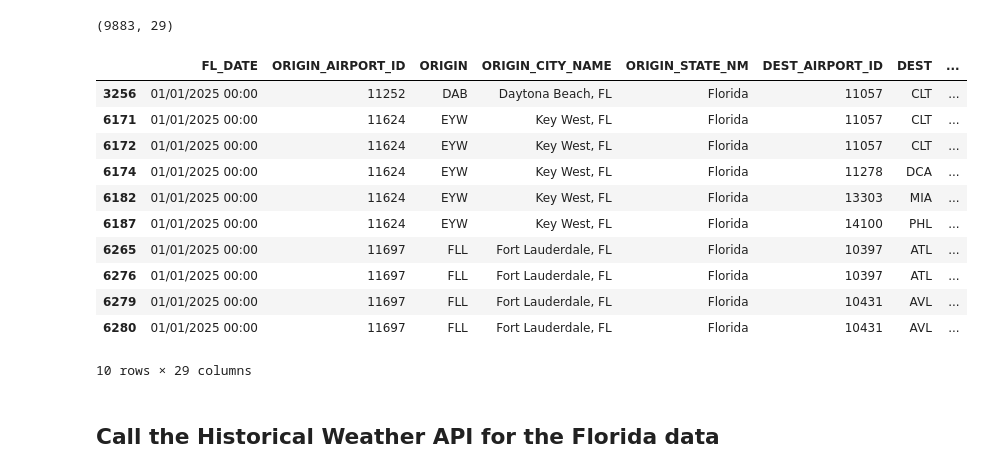
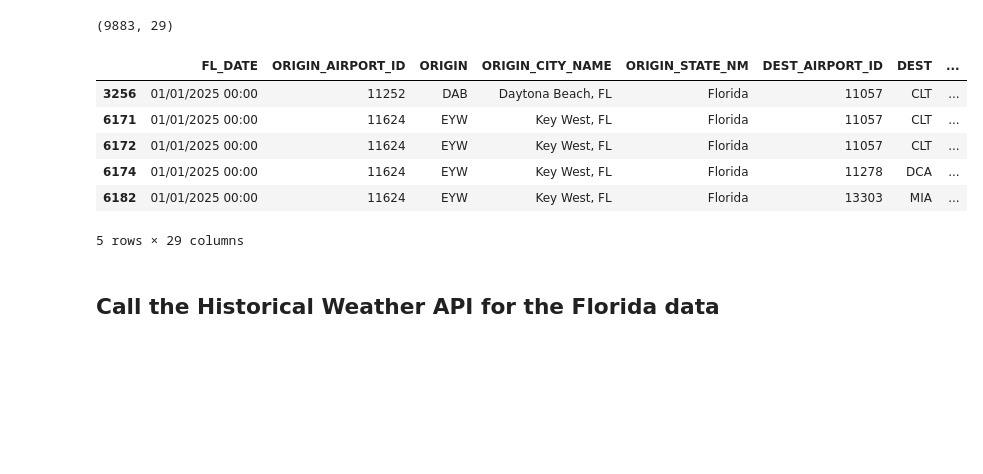
Before and after one commit to Lanthanum89/Data-Science-Group-Project-Weather-Delays, a Jupyter notebook: Data Project Notebook.ipynb, the cells around one changed output. Saved outputs shown, nothing was run; the diff lists cells and outputs as text; code cells hidden in the pictures; blank space fills up the shorter version.

```diff
--- a/Data Project Notebook.ipynb
+++ b/Data Project Notebook.ipynb
@@ -337,20 +314,15 @@ overall_df_merged_delayed.shape
 # %% [output]
 (9883, 29)
 # %%
-overall_df_merged_delayed.head(10)
+overall_df_merged_delayed.head()
 # %% [output]
 |  | FL_DATE | ORIGIN_AIRPORT_ID | ORIGIN | ORIGIN_CITY_NAME | ORIGIN_STATE_NM | DEST_AIRPORT_ID | DEST | ... |
 | 3256 | 01/01/2025 00:00 | 11252 | DAB | Daytona Beach, FL | Florida | 11057 | CLT | ... |
 | 6171 | 01/01/2025 00:00 | 11624 | EYW | Key West, FL | Florida | 11057 | CLT | ... |
 | 6172 | 01/01/2025 00:00 | 11624 | EYW | Key West, FL | Florida | 11057 | CLT | ... |
 | 6174 | 01/01/2025 00:00 | 11624 | EYW | Key West, FL | Florida | 11278 | DCA | ... |
 | 6182 | 01/01/2025 00:00 | 11624 | EYW | Key West, FL | Florida | 13303 | MIA | ... |
-| 6187 | 01/01/2025 00:00 | 11624 | EYW | Key West, FL | Florida | 14100 | PHL | ... |
-| 6265 | 01/01/2025 00:00 | 11697 | FLL | Fort Lauderdale, FL | Florida | 10397 | ATL | ... |
-| 6276 | 01/01/2025 00:00 | 11697 | FLL | Fort Lauderdale, FL | Florida | 10397 | ATL | ... |
-| 6279 | 01/01/2025 00:00 | 11697 | FLL | Fort Lauderdale, FL | Florida | 10431 | AVL | ... |
-| 6280 | 01/01/2025 00:00 | 11697 | FLL | Fort Lauderdale, FL | Florida | 10431 | AVL | ... |
-10 rows × 29 columns
+5 rows × 29 columns
 # %% [markdown]
 ## Call the Historical Weather API for the Florida data
 # %% [markdown]
```
Also changed, not shown: parts of 39 cells of this notebook, 1 other file.
